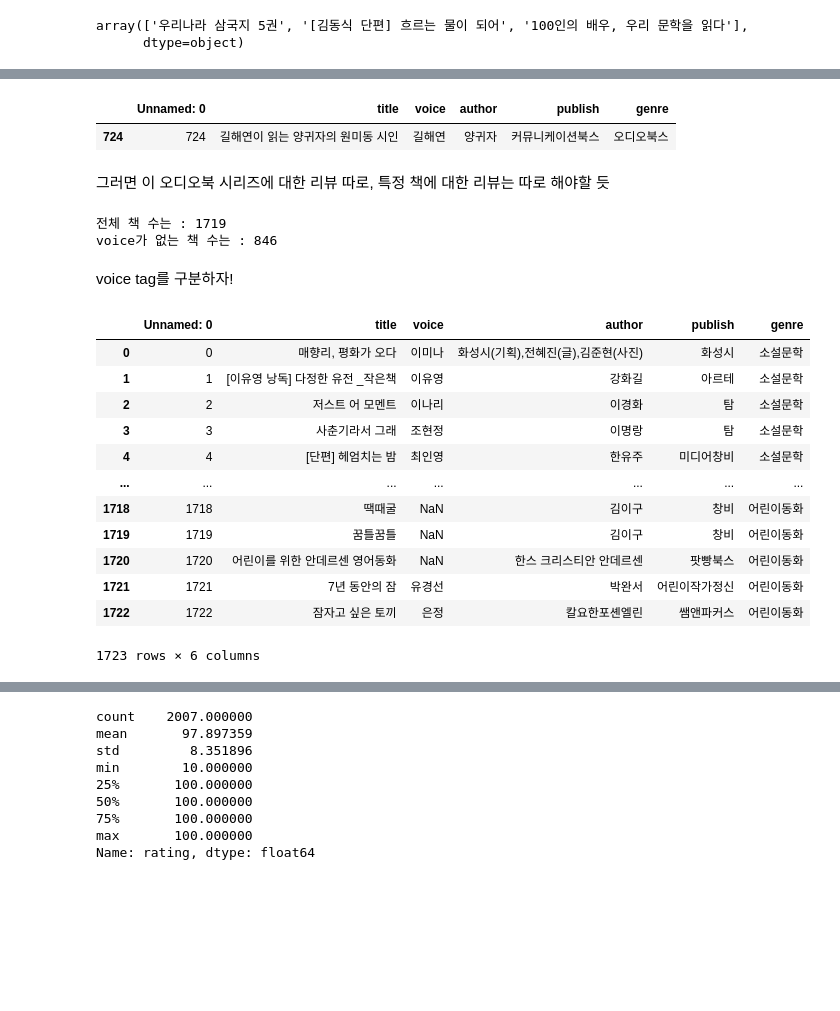
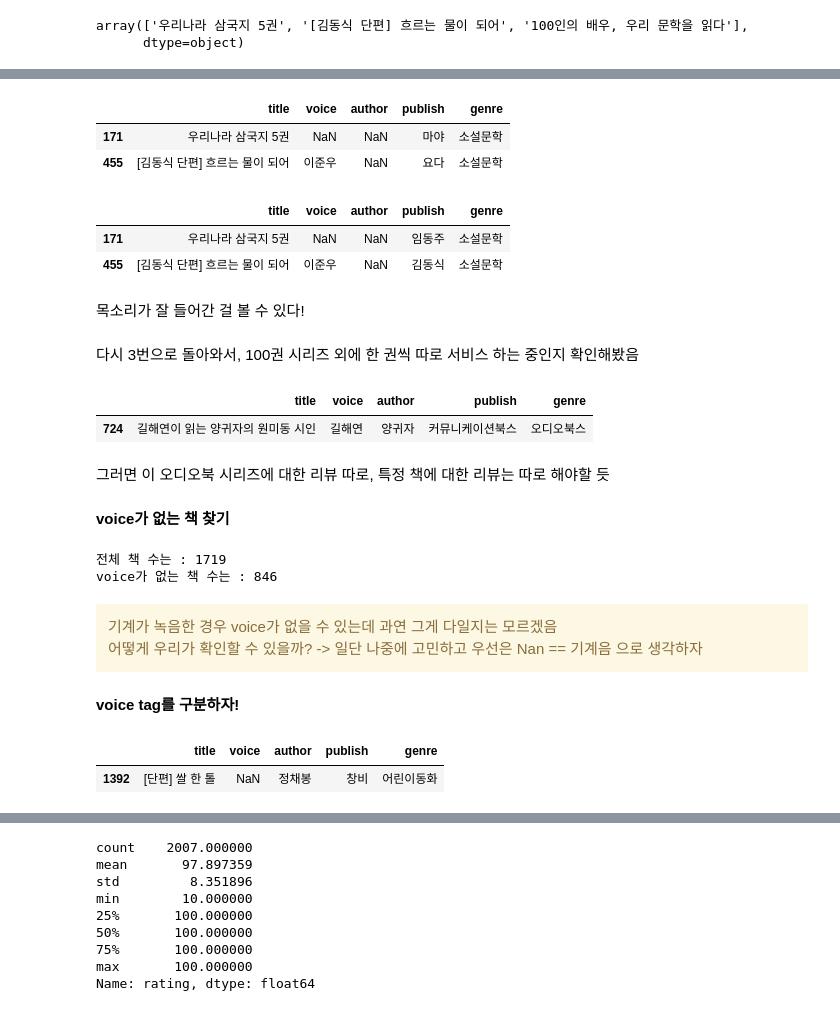
Before and after one commit to dataitgirls4/team_3, a Jupyter notebook: Recommendation_System.ipynb, the cells around one changed output, grey strips where cells are left out. Cells and saved outputs as stored; diff of their text form; code cells hidden in the pictures; blank space fills up the shorter version.

```diff
--- a/Recommendation_System.ipynb
+++ b/Recommendation_System.ipynb
@@ -20,5 +20,5 @@ from sklearn.metrics.pairwise import cosine_similarity
 from sklearn.metrics import mean_squared_error
 %matplotlib inline
 # %%
-all_review = pd.read_csv('data/댓글합.csv', index_col = False)
-all_book = pd.read_csv('data/전체합.csv', index_col = False)
+all_review = pd.read_csv('data/댓글합.csv', index_col = 0)
+all_book = pd.read_csv('data/전체합.csv', index_col = 0)
@@ -66,9 +76,30 @@ array(['우리나라 삼국지 5권', '[김동식 단편] 흐르는 물이 되
 그런데 이 목차 안의 콘텐츠를 따로 빼서 제공하는 중이기도 함
+# %%
+all_book[all_book['title'].isin(['우리나라 삼국지 5권', '[김동식 단편] 흐르는 물이 되어'])]
+# %% [output]
+|  | title | voice | author | publish | genre |
+| 171 | 우리나라 삼국지 5권 | NaN | NaN | 마야 | 소설문학 |
+| 455 | [김동식 단편] 흐르는 물이 되어 | 이준우 | NaN | 요다 | 소설문학 |
+# %%
+all_book.iloc[171, 3] = "임동주"
+all_book.iloc[455, 3] = "김동식"
+# %%
+all_book[all_book['title'].isin(['우리나라 삼국지 5권', '[김동식 단편] 흐르는 물이 되어'])]
+# %% [output]
+|  | title | voice | author | publish | genre |
+| 171 | 우리나라 삼국지 5권 | NaN | NaN | 임동주 | 소설문학 |
+| 455 | [김동식 단편] 흐르는 물이 되어 | 이준우 | NaN | 김동식 | 소설문학 |
+# %% [markdown]
+목소리가 잘 들어간 걸 볼 수 있다!
+# %% [markdown]
+다시 3번으로 돌아와서, 100권 시리즈 외에 한 권씩 따로 서비스 하는 중인지 확인해봤음
 # %%
 all_book[all_book['title'].str.contains('원미동')]
 # %% [output]
-|  | Unnamed: 0 | title | voice | author | publish | genre |
-| 724 | 724 | 길해연이 읽는 양귀자의 원미동 시인 | 길해연 | 양귀자 | 커뮤니케이션북스 | 오디오북스 |
+|  | title | voice | author | publish | genre |
+| 724 | 길해연이 읽는 양귀자의 원미동 시인 | 길해연 | 양귀자 | 커뮤니케이션북스 | 오디오북스 |
 # %% [markdown]
 그러면 이 오디오북 시리즈에 대한 리뷰 따로, 특정 책에 대한 리뷰는 따로 해야할 듯
+# %% [markdown]
+**voice가 없는 책 찾기**
 # %%
@@ -78,21 +108,15 @@ print(f"voice가 없는 책 수는 : {len(all_book[all_book['voice'].isnull()].t
 # %% [output]
 전체 책 수는 : 1719
 voice가 없는 책 수는 : 846
+# %% [markdown]
+<div class="alert alert-warning">
+기계가 녹음한 경우 voice가 없을 수 있는데 과연 그게 다일지는 모르겠음 <br>
+어떻게 우리가 확인할 수 있을까? -> 일단 나중에 고민하고 우선은 Nan == 기계음 으로 생각하자
+</div>
 # %% [markdown]
-voice tag를 구분하자!
+**voice tag를 구분하자!**
 # %%
-all_book
+all_book.sample()
 # %% [output]
-|  | Unnamed: 0 | title | voice | author | publish | genre |
-| 0 | 0 | 매향리, 평화가 오다 | 이미나 | 화성시(기획),전혜진(글),김준현(사진) | 화성시 | 소설문학 |
-| 1 | 1 | [이유영 낭독] 다정한 유전 _작은책 | 이유영 | 강화길 | 아르테 | 소설문학 |
-| 2 | 2 | 저스트 어 모멘트 | 이나리 | 이경화 | 탐 | 소설문학 |
-| 3 | 3 | 사춘기라서 그래 | 조현정 | 이명랑 | 탐 | 소설문학 |
-| 4 | 4 | [단편] 헤엄치는 밤 | 최인영 | 한유주 | 미디어창비 | 소설문학 |
-| ... | ... | ... | ... | ... | ... | ... |
-| 1718 | 1718 | 땍때굴 | NaN | 김이구 | 창비 | 어린이동화 |
-| 1719 | 1719 | 꿈틀꿈틀 | NaN | 김이구 | 창비 | 어린이동화 |
-| 1720 | 1720 | 어린이를 위한 안데르센 영어동화 | NaN | 한스 크리스티안 안데르센 | 팟빵북스 | 어린이동화 |
-| 1721 | 1721 | 7년 동안의 잠 | 유경선 | 박완서 | 어린이작가정신 | 어린이동화 |
-| 1722 | 1722 | 잠자고 싶은 토끼 | 은정 | 칼요한포셴엘린 | 쌤앤파커스 | 어린이동화 |
+|  | title | voice | author | publish | genre |
+| 1392 | [단편] 쌀 한 톨 | NaN | 정채봉 | 창비 | 어린이동화 |
-1723 rows × 6 columns
```
Also changed, not shown: parts of 79 cells of this notebook.
